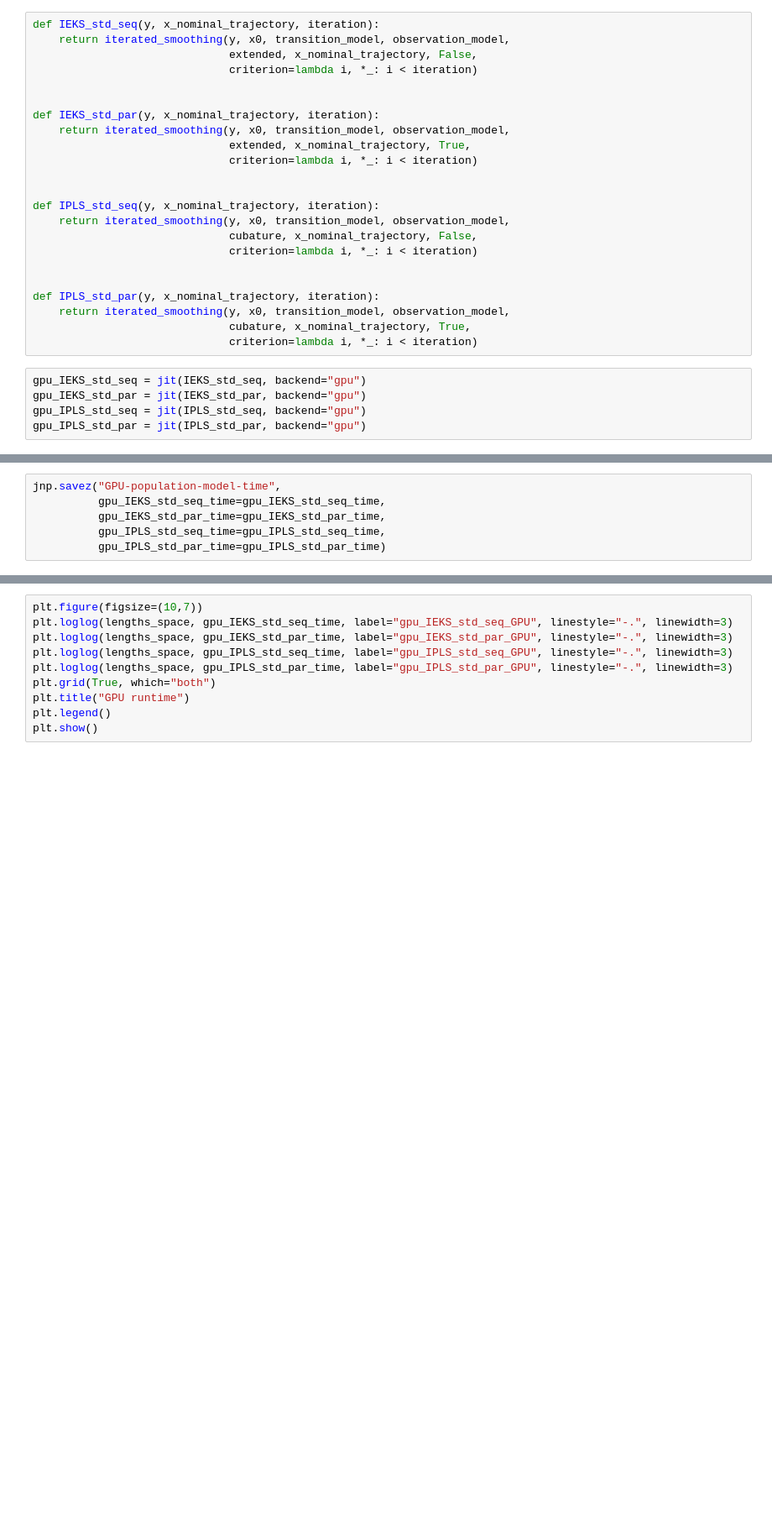
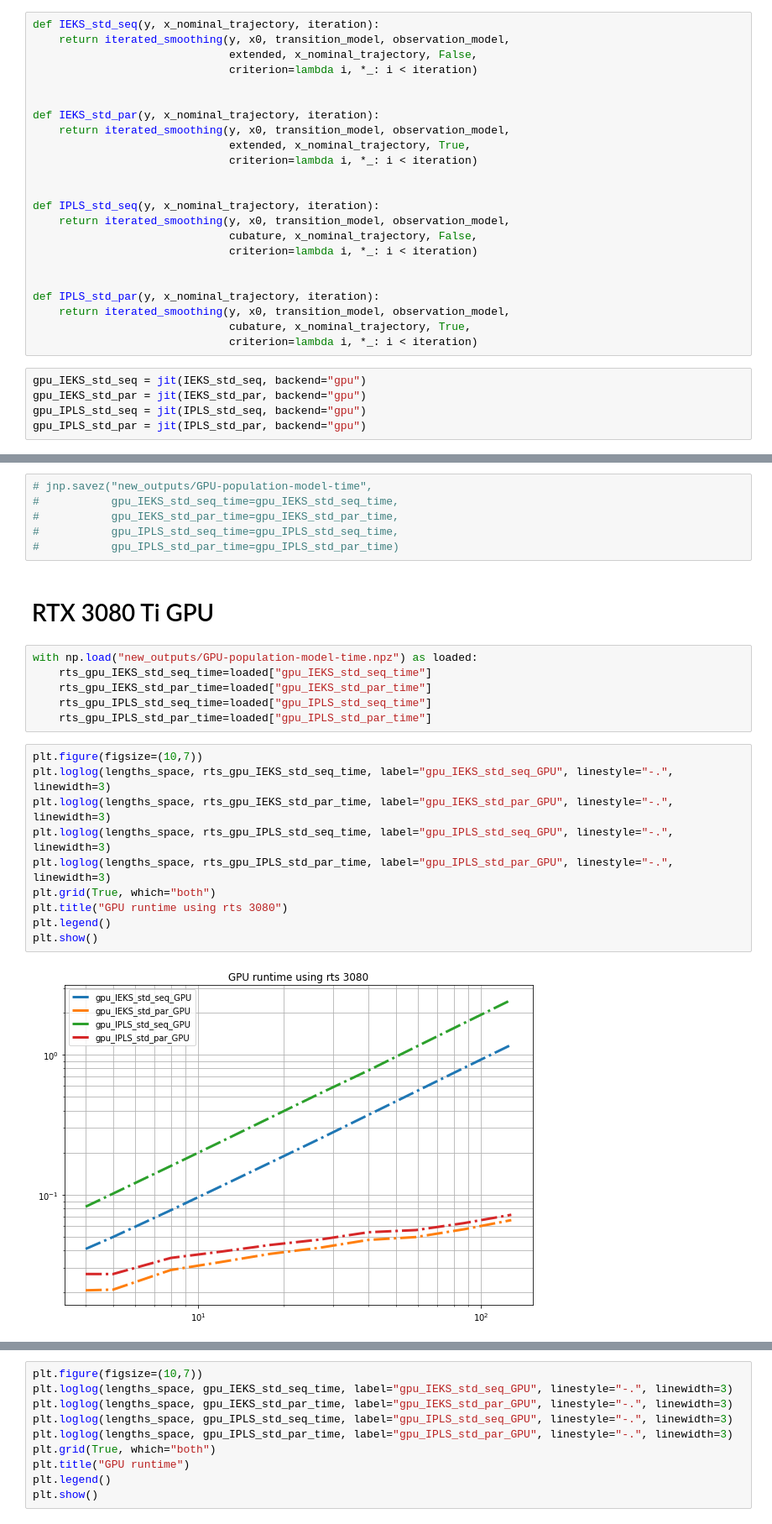
Before and after one commit to EEA-sensors/sqrt-parallel-smoothers, a Jupyter notebook: notebooks/experiment-poisson.ipynb, the cells around one changed output, grey strips where cells are left out. Shown at 84% size. Saved outputs shown, nothing was run; the diff lists cells and outputs as text; blank space fills up the shorter version.

```diff
--- a/notebooks/experiment-poisson.ipynb
+++ b/notebooks/experiment-poisson.ipynb
@@ -160,6 +168,26 @@ gpu_IPLS_std_par_time = func(gpu_IPLS_std_par, lengths_space)
 # %%
-jnp.savez("GPU-population-model-time",
-          gpu_IEKS_std_seq_time=gpu_IEKS_std_seq_time,
-          gpu_IEKS_std_par_time=gpu_IEKS_std_par_time,
-          gpu_IPLS_std_seq_time=gpu_IPLS_std_seq_time,
-          gpu_IPLS_std_par_time=gpu_IPLS_std_par_time)
+# jnp.savez("new_outputs/GPU-population-model-time",
+#           gpu_IEKS_std_seq_time=gpu_IEKS_std_seq_time,
+#           gpu_IEKS_std_par_time=gpu_IEKS_std_par_time,
+#           gpu_IPLS_std_seq_time=gpu_IPLS_std_seq_time,
+#           gpu_IPLS_std_par_time=gpu_IPLS_std_par_time)
+# %% [markdown]
+# RTX 3080 Ti GPU
+# %%
+with np.load("new_outputs/GPU-population-model-time.npz") as loaded:
+    rts_gpu_IEKS_std_seq_time=loaded["gpu_IEKS_std_seq_time"]
+    rts_gpu_IEKS_std_par_time=loaded["gpu_IEKS_std_par_time"]
+    rts_gpu_IPLS_std_seq_time=loaded["gpu_IPLS_std_seq_time"]
+    rts_gpu_IPLS_std_par_time=loaded["gpu_IPLS_std_par_time"]
+# %%
+plt.figure(figsize=(10,7))
+plt.loglog(lengths_space, rts_gpu_IEKS_std_seq_time, label="gpu_IEKS_std_seq_GPU", linestyle="-.", linewidth=3)
+plt.loglog(lengths_space, rts_gpu_IEKS_std_par_time, label="gpu_IEKS_std_par_GPU", linestyle="-.", linewidth=3)
+plt.loglog(lengths_space, rts_gpu_IPLS_std_seq_time, label="gpu_IPLS_std_seq_GPU", linestyle="-.", linewidth=3)
+plt.loglog(lengths_space, rts_gpu_IPLS_std_par_time, label="gpu_IPLS_std_par_GPU", linestyle="-.", linewidth=3)
+plt.grid(True, which="both")
+plt.title("GPU runtime using rts 3080")
+plt.legend()
+plt.show()
+# %% [output]
+[figure, added]
```
Also changed, not shown: parts of 8 cells of this notebook, 15 other files.
